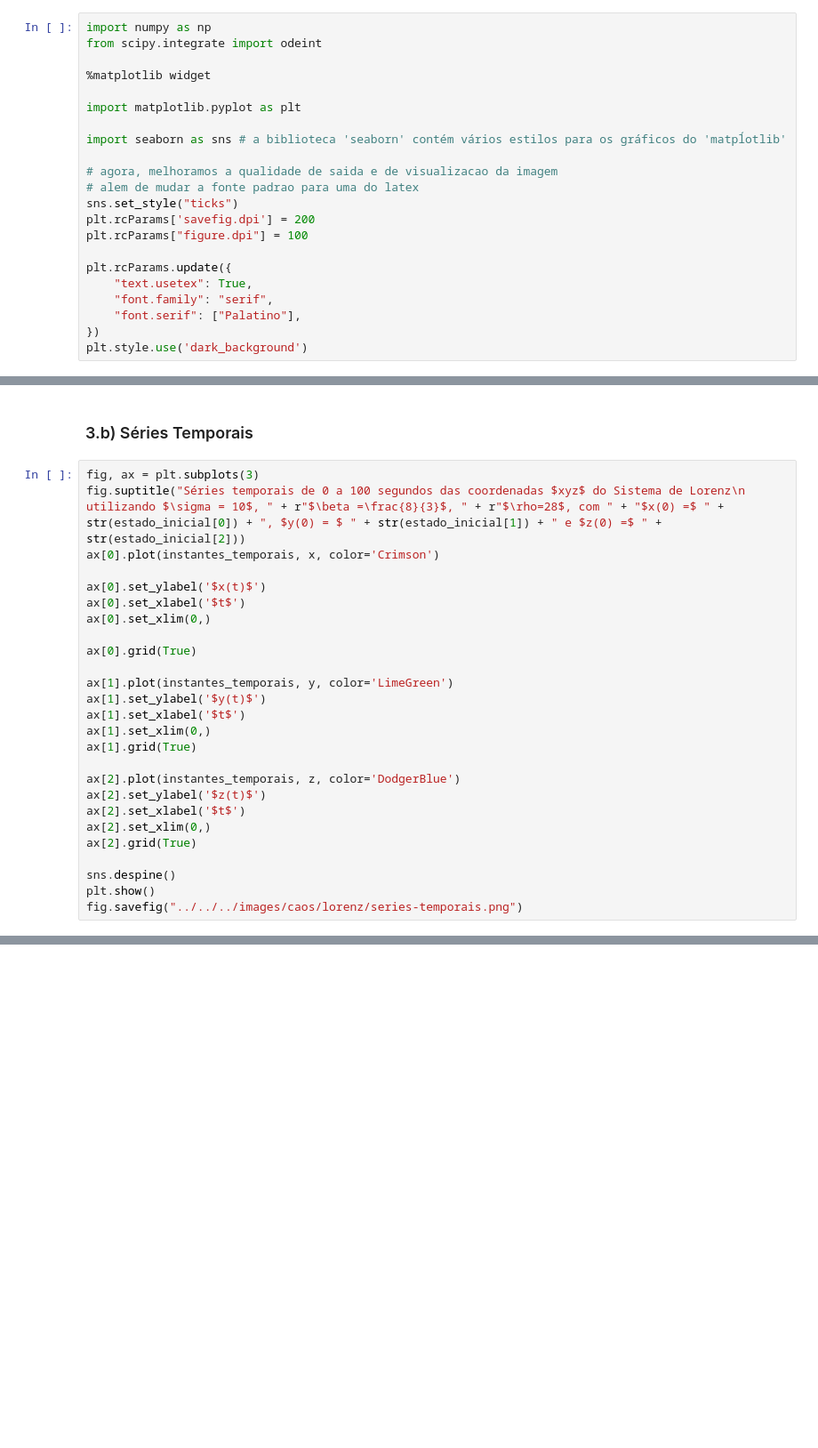
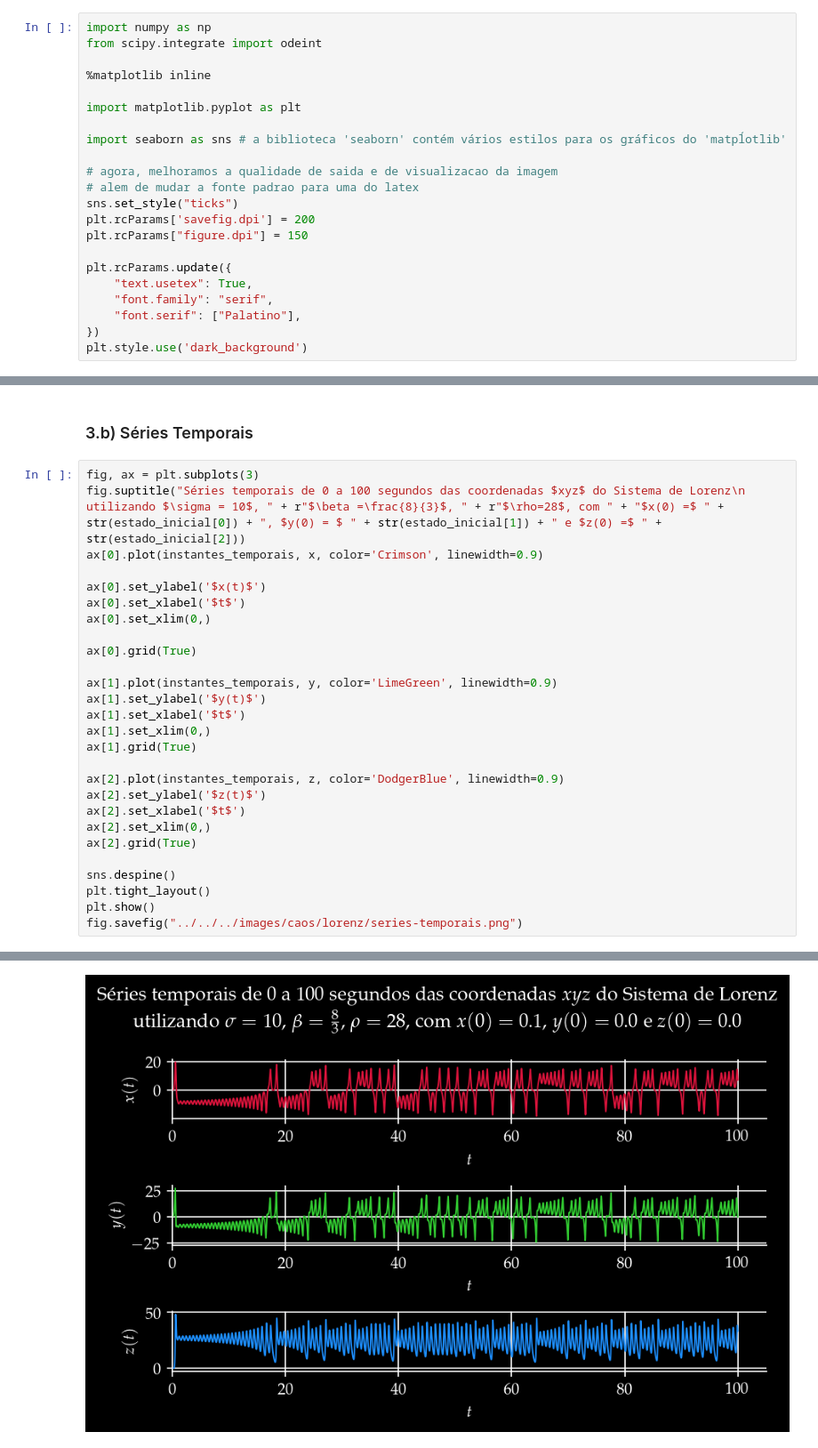
Before and after one commit to joaoppagnan/pibic-2020-2021, a Jupyter notebook: notebooks/testes-exploratorios/caos/lorenz-system.ipynb, the cells around one changed output, grey strips where cells are left out. Shown: that part at 89% size. Saved outputs shown, nothing was run; the diff lists cells and outputs as text; blank space fills up the shorter version.

```diff
--- a/notebooks/testes-exploratorios/caos/lorenz-system.ipynb
+++ b/notebooks/testes-exploratorios/caos/lorenz-system.ipynb
@@ -8,7 +8,7 @@
 import numpy as np
 from scipy.integrate import odeint
 
-%matplotlib widget
+%matplotlib inline
 
 import matplotlib.pyplot as plt
 
@@ -18,7 +18,7 @@ import seaborn as sns # a biblioteca 'seaborn' contém vários estilos para os g
 # alem de mudar a fonte padrao para uma do latex
 sns.set_style("ticks")
 plt.rcParams['savefig.dpi'] = 200
-plt.rcParams["figure.dpi"] = 100
+plt.rcParams["figure.dpi"] = 150
 
 plt.rcParams.update({
     "text.usetex": True,
@@ -193,7 +193,7 @@ Canvas(toolbar=Toolbar(toolitems=[('Home', 'Reset original view', 'home', 'home'
 # %%
 fig, ax = plt.subplots(3)
 fig.suptitle("Séries temporais de 0 a 100 segundos das coordenadas $xyz$ do Sistema de Lorenz\n utilizando $\sigma = 10$, " + r"$\beta =\frac{8}{3}$, " + r"$\rho=28$, com " + "$x(0) =$ " + str(estado_inicial[0]) + ", $y(0) = $ " + str(estado_inicial[1]) + " e $z(0) =$ " + str(estado_inicial[2]))
-ax[0].plot(instantes_temporais, x, color='Crimson')
+ax[0].plot(instantes_temporais, x, color='Crimson', linewidth=0.9)
 
 ax[0].set_ylabel('$x(t)$')
 ax[0].set_xlabel('$t$')
@@ -201,19 +201,20 @@ ax[0].set_xlim(0,)
 
 ax[0].grid(True)
 
-ax[1].plot(instantes_temporais, y, color='LimeGreen')
+ax[1].plot(instantes_temporais, y, color='LimeGreen', linewidth=0.9)
 ax[1].set_ylabel('$y(t)$')
 ax[1].set_xlabel('$t$')
 ax[1].set_xlim(0,)
 ax[1].grid(True)
 
-ax[2].plot(instantes_temporais, z, color='DodgerBlue')
+ax[2].plot(instantes_temporais, z, color='DodgerBlue', linewidth=0.9)
 ax[2].set_ylabel('$z(t)$')
 ax[2].set_xlabel('$t$')
 ax[2].set_xlim(0,)
 ax[2].grid(True)
 
 sns.despine()
+plt.tight_layout()
 plt.show()
 fig.savefig("../../../images/caos/lorenz/series-temporais.png")
 # %% [output]
@@ -220,0 +221 @@ Canvas(toolbar=Toolbar(toolitems=[('Home', 'Reset original view', 'home', 'home'
+[figure, added]
```
Also changed, not shown: parts of 2 cells of this notebook, 16 other files.
